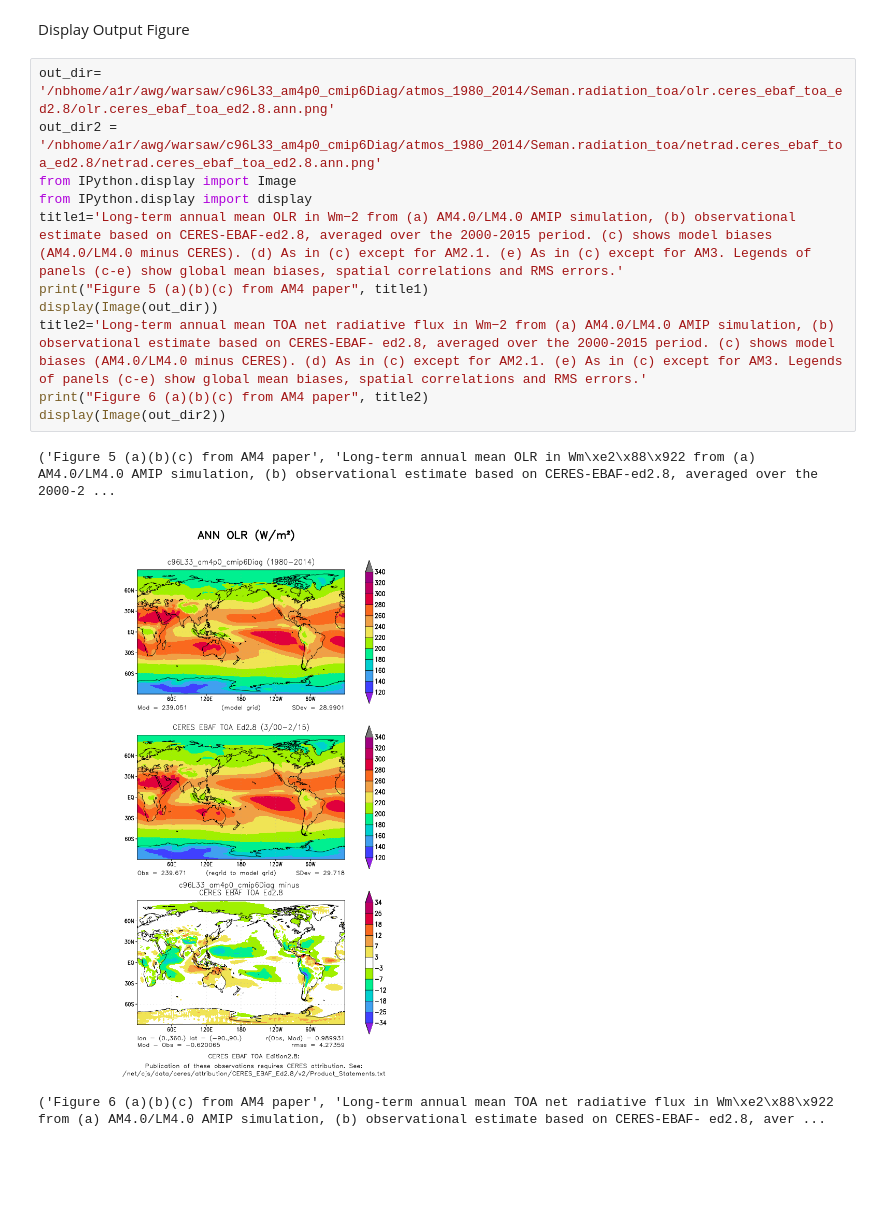
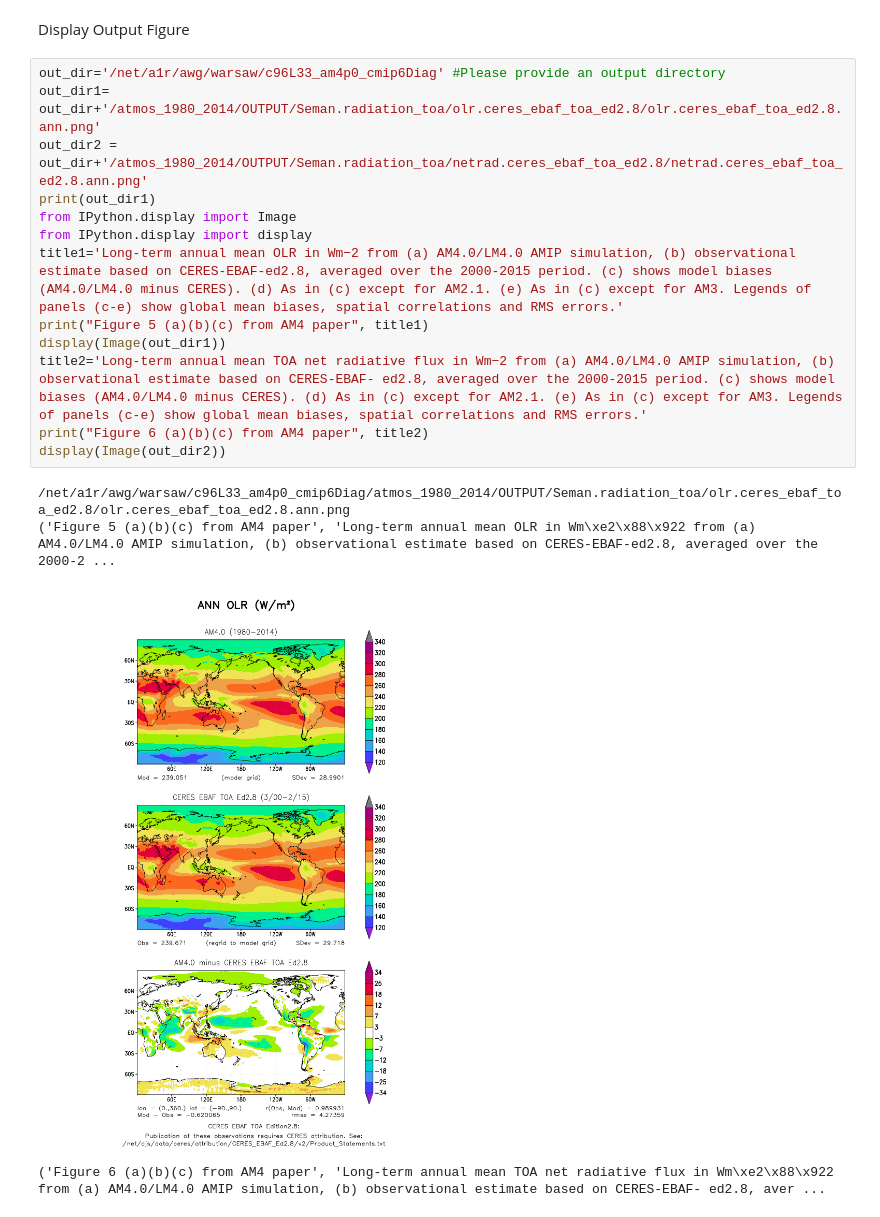
Before and after one commit to NOAA-GFDL/AM4, a Jupyter notebook: cjs1/radiation_atmos_av_mon/radiation_atmos_av_mon.ipynb, the cells around one changed output. Cells and saved outputs as stored; diff of their text form; blank space fills up the shorter version.

```diff
--- a/cjs1/radiation_atmos_av_mon/radiation_atmos_av_mon.ipynb
+++ b/cjs1/radiation_atmos_av_mon/radiation_atmos_av_mon.ipynb
@@ -137,17 +137,20 @@ platform = 'desktop'
 # %% [markdown]
 Display Output Figure
 # %%
-out_dir= '/nbhome/a1r/awg/warsaw/c96L33_am4p0_cmip6Diag/atmos_1980_2014/Seman.radiation_toa/olr.ceres_ebaf_toa_ed2.8/olr.ceres_ebaf_toa_ed2.8.ann.png'
-out_dir2 = '/nbhome/a1r/awg/warsaw/c96L33_am4p0_cmip6Diag/atmos_1980_2014/Seman.radiation_toa/netrad.ceres_ebaf_toa_ed2.8/netrad.ceres_ebaf_toa_ed2.8.ann.png'
+out_dir='/net/a1r/awg/warsaw/c96L33_am4p0_cmip6Diag' #Please provide an output directory
+out_dir1= out_dir+'/atmos_1980_2014/OUTPUT/Seman.radiation_toa/olr.ceres_ebaf_toa_ed2.8/olr.ceres_ebaf_toa_ed2.8.ann.png'
+out_dir2 = out_dir+'/atmos_1980_2014/OUTPUT/Seman.radiation_toa/netrad.ceres_ebaf_toa_ed2.8/netrad.ceres_ebaf_toa_ed2.8.ann.png'
+print(out_dir1)
 from IPython.display import Image
 from IPython.display import display
 title1='Long-term annual mean OLR in Wm−2 from (a) AM4.0/LM4.0 AMIP simulation, (b) observational estimate based on CERES-EBAF-ed2.8, averaged over the 2000-2015 period. (c) shows model biases (AM4.0/LM4.0 minus CERES). (d) As in (c) except for AM2.1. (e) As in (c) except for AM3. Legends of panels (c-e) show global mean biases, spatial correlations and RMS errors.'
 print("Figure 5 (a)(b)(c) from AM4 paper", title1)
-display(Image(out_dir))
+display(Image(out_dir1))
 title2='Long-term annual mean TOA net radiative flux in Wm−2 from (a) AM4.0/LM4.0 AMIP simulation, (b) observational estimate based on CERES-EBAF- ed2.8, averaged over the 2000-2015 period. (c) shows model biases (AM4.0/LM4.0 minus CERES). (d) As in (c) except for AM2.1. (e) As in (c) except for AM3. Legends of panels (c-e) show global mean biases, spatial correlations and RMS errors.'
 print("Figure 6 (a)(b)(c) from AM4 paper", title2)
 display(Image(out_dir2))
 # %% [output]
+/net/a1r/awg/warsaw/c96L33_am4p0_cmip6Diag/atmos_1980_2014/OUTPUT/Seman.radiation_toa/olr.ceres_ebaf_toa_ed2.8/olr.ceres_ebaf_toa_ed2.8.ann.png
 ('Figure 5 (a)(b)(c) from AM4 paper', 'Long-term annual mean OLR in Wm\xe2\x88\x922 from (a) AM4.0/LM4.0 AMIP simulation, (b) observational estimate based on CERES-EBAF-ed2.8, averaged over the 2000-2 ...
-[figure, old version]
+[figure, new version]
 ('Figure 6 (a)(b)(c) from AM4 paper', 'Long-term annual mean TOA net radiative flux in Wm\xe2\x88\x922 from (a) AM4.0/LM4.0 AMIP simulation, (b) observational estimate based on CERES-EBAF- ed2.8, aver ...
```
Also changed, not shown: parts of 1 cell of this notebook.
